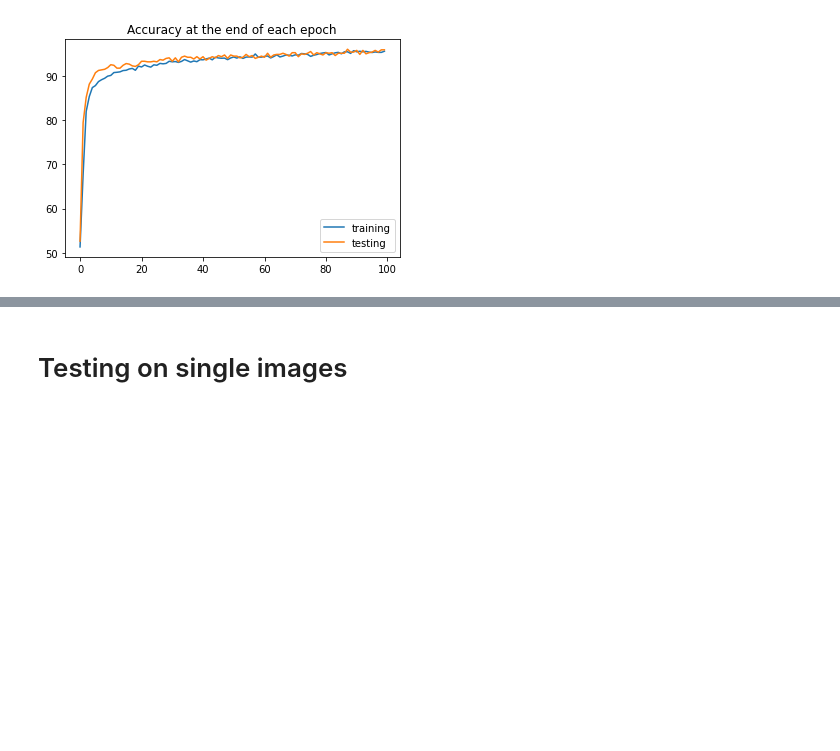
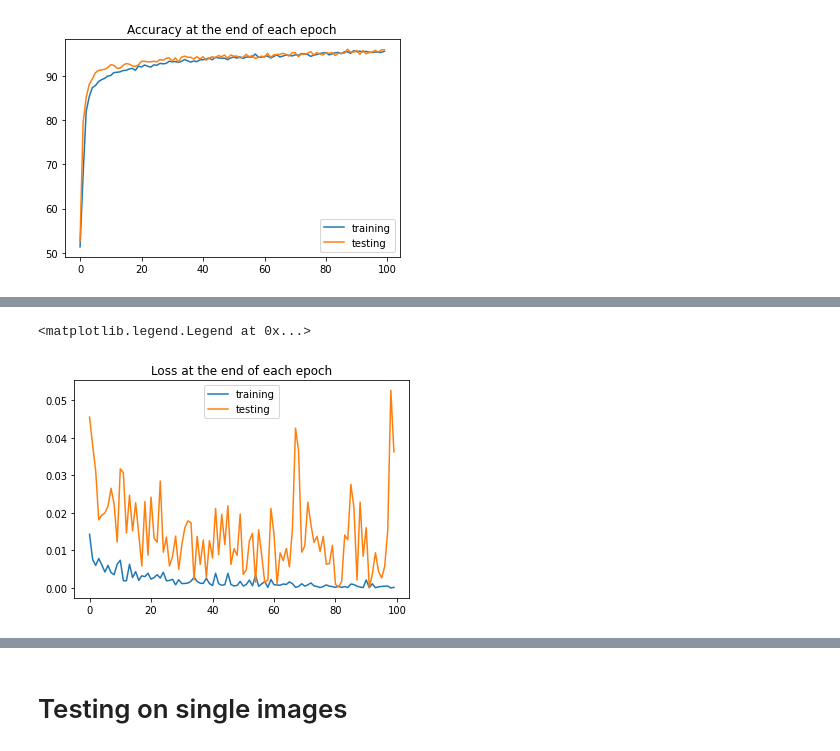
Before and after one commit to matszewczyk/projekt-eiasr, a Jupyter notebook: FaceMask_our_network.ipynb, the cells around one changed output, grey strips where cells are left out. Saved outputs shown, nothing was run; the diff lists cells and outputs as text; code cells hidden in the pictures; blank space fills up the shorter version.

```diff
--- a/FaceMask_our_network.ipynb
+++ b/FaceMask_our_network.ipynb
@@ -399,0 +394,8 @@ torch.save(CNNmodel.state_dict(), 'siec_od_0_95%_lr_00001_ep100.pt')
+# %%
+criterion = nn.CrossEntropyLoss()
+CNNmodel = ConvolutionalNetwork()
+optimizer = torch.optim.Adam(CNNmodel.parameters(), lr=0.0001)
+# %%
+result = train_model(CNNmodel, criterion, optimizer, 100)
+
+CNNmodel,train_losses, test_losses, train_correct, test_correct = result
@@ -399,0 +422,8 @@ torch.save(CNNmodel.state_dict(), 'siec_od_0_95%_lr_00001_ep100.pt')
+# %%
+plt.plot([x/(len(train_idx)/100) for x in np.array(train_losses)], label='training')
+plt.plot([x/(len(test_idx)/100) for x in np.array(test_losses)], label='testing')
+plt.title('Loss at the end of each epoch')
+plt.legend()
+# %% [output]
+<matplotlib.legend.Legend at 0x...>
+[figure, added]
```
Also changed, not shown: parts of 11 cells of this notebook, 2 other files.
